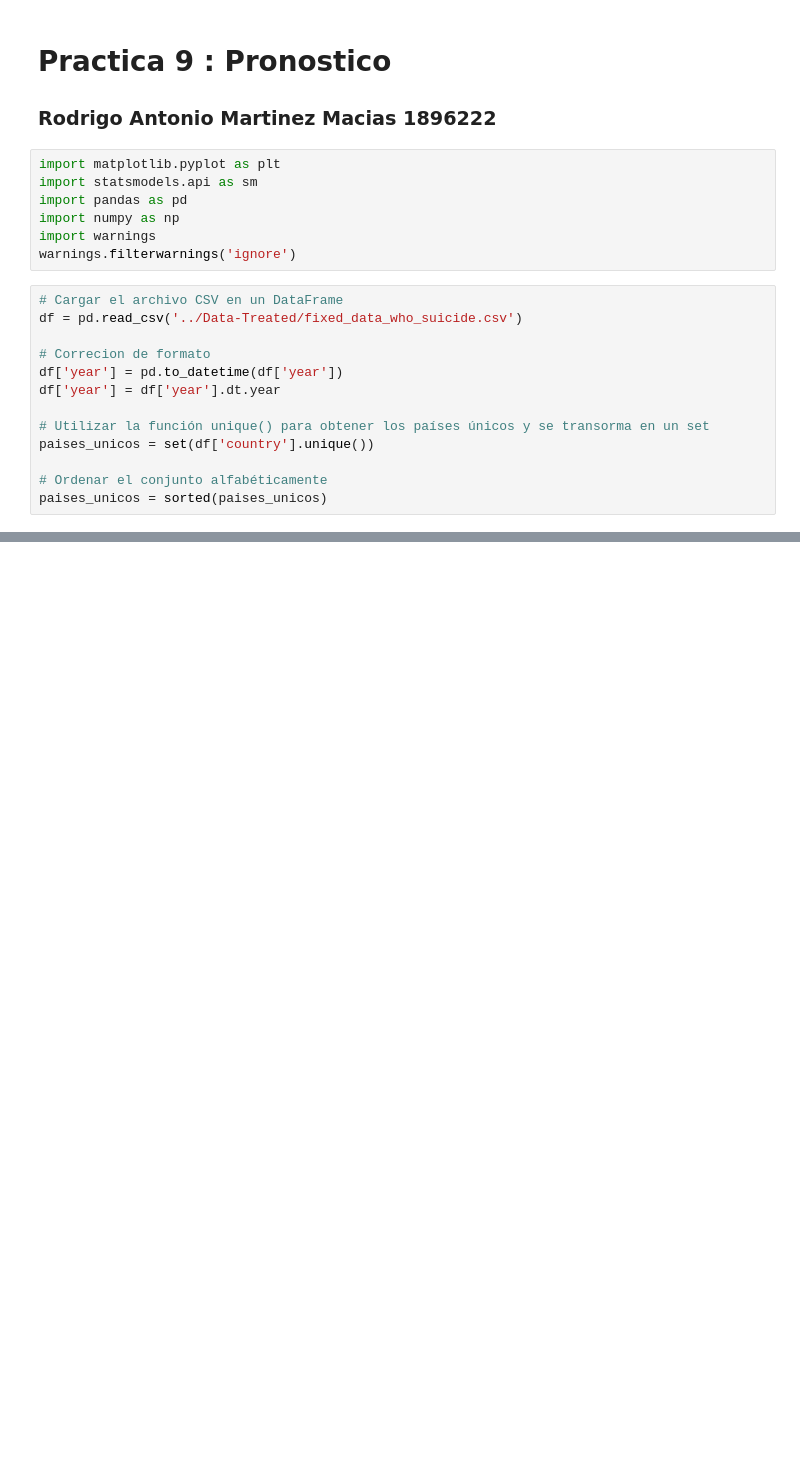
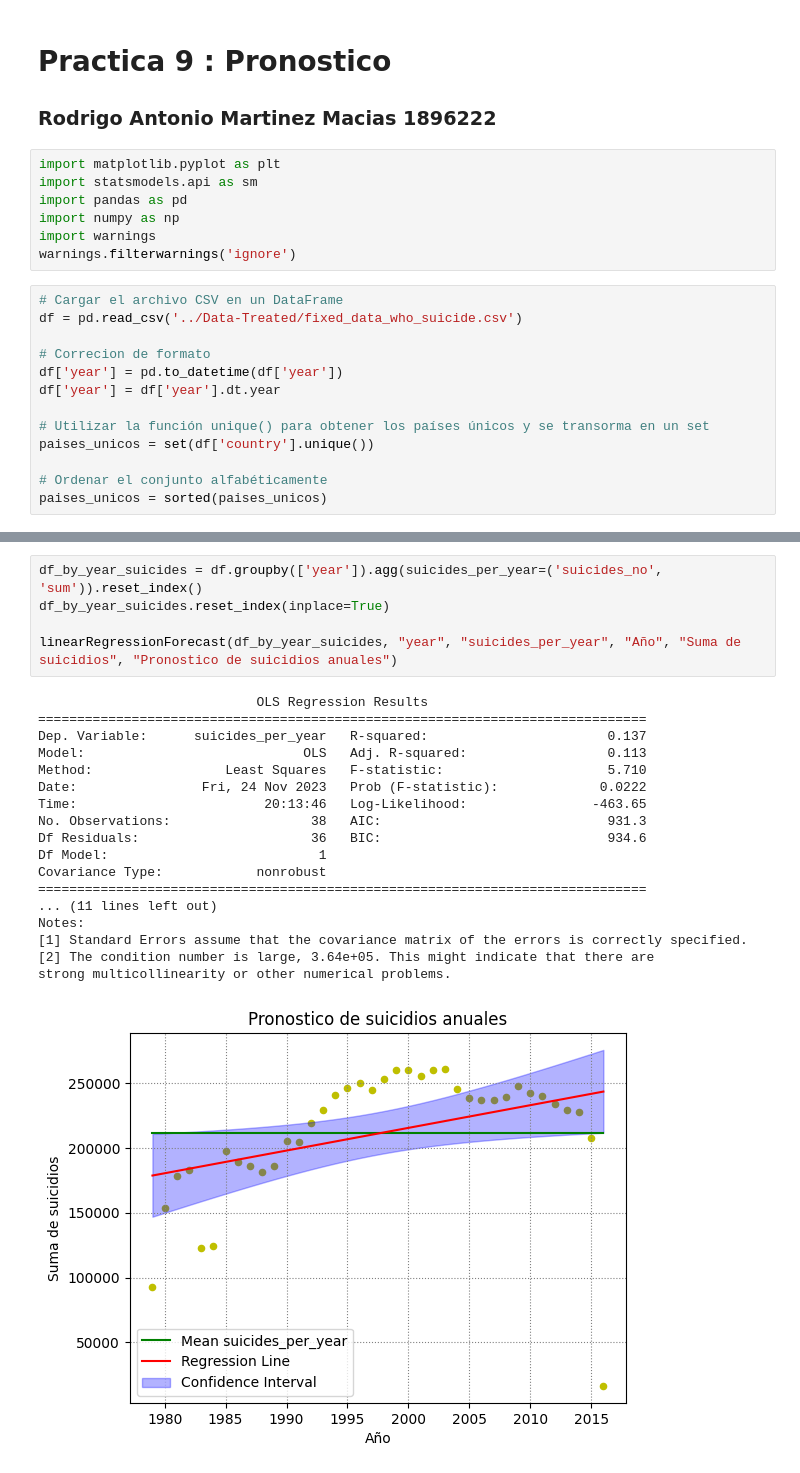
Before and after one commit to theRobert174/DataMining-Analysis, a Jupyter notebook: Intento-2/Practica 9-Pronostico.ipynb, the cells around one changed output, grey strips where cells are left out. Saved outputs shown, nothing was run; the diff lists cells and outputs as text; blank space fills up the shorter version.

```diff
--- a/Intento-2/Practica 9-Pronostico.ipynb
+++ b/Intento-2/Practica 9-Pronostico.ipynb
@@ -77,0 +103,24 @@ strong multicollinearity or other numerical problems.
+# %%
+df_by_year_suicides = df.groupby(['year']).agg(suicides_per_year=('suicides_no', 'sum')).reset_index()
+df_by_year_suicides.reset_index(inplace=True)
+
+linearRegressionForecast(df_by_year_suicides, "year", "suicides_per_year", "Año", "Suma de suicidios", "Pronostico de suicidios anuales")
+# %% [output]
+                            OLS Regression Results
+==============================================================================
+Dep. Variable:      suicides_per_year   R-squared:                       0.137
+Model:                            OLS   Adj. R-squared:                  0.113
+Method:                 Least Squares   F-statistic:                     5.710
+Date:                Fri, 24 Nov 2023   Prob (F-statistic):             0.0222
+Time:                        20:13:46   Log-Likelihood:                -463.65
+No. Observations:                  38   AIC:                             931.3
+Df Residuals:                      36   BIC:                             934.6
+Df Model:                           1
+Covariance Type:            nonrobust
+==============================================================================
+... (11 lines left out)
+Notes:
+[1] Standard Errors assume that the covariance matrix of the errors is correctly specified.
+[2] The condition number is large, 3.64e+05. This might indicate that there are
+strong multicollinearity or other numerical problems.
+[figure, added]
```
Also changed, not shown: parts of 3 cells of this notebook, 13 other files.
